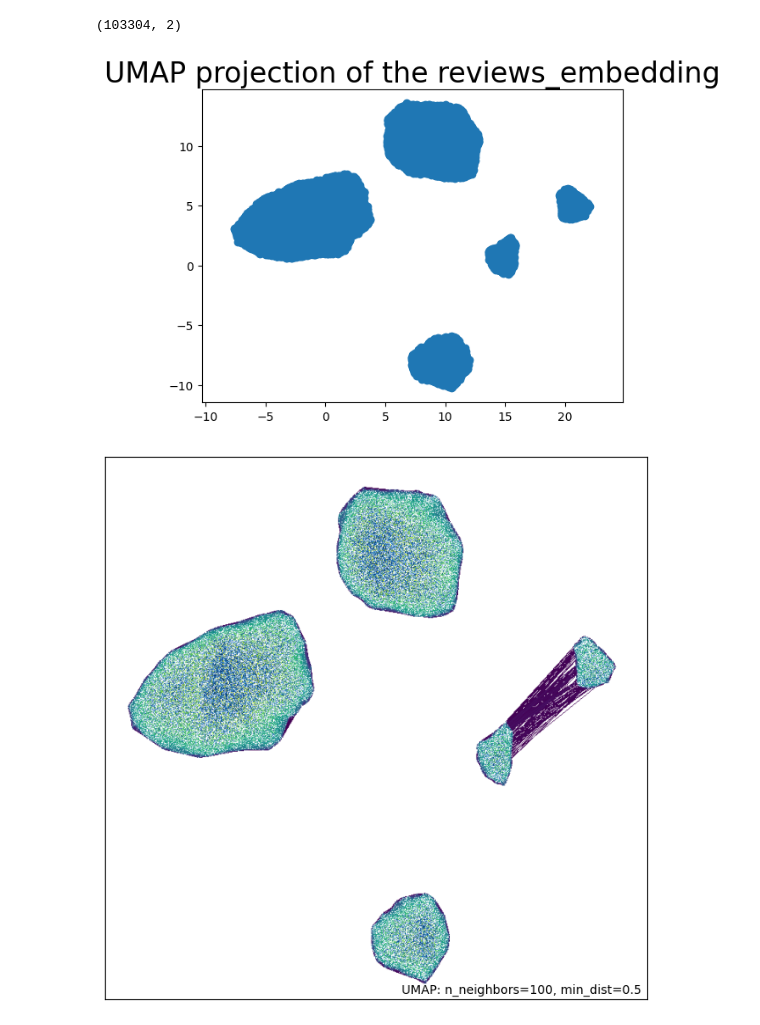
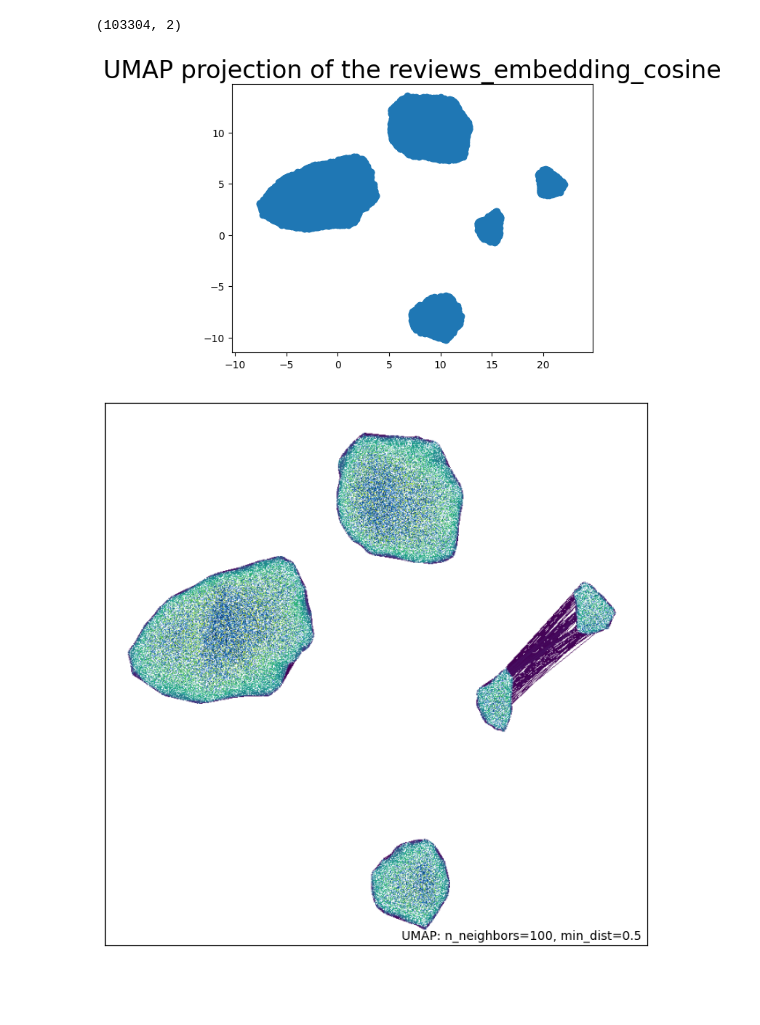
Before and after one commit to pkarthikeya1/Automated-Text-Clustering-and-Keyword-Extraction-for-Customer-Review-Insights, a Jupyter notebook: notebooks/03_data_transformation.ipynb, the cells around one changed output. Drawn from its saved outputs; the diff is of its cells as text; code cells hidden in the pictures; blank space fills up the shorter version.

```diff
--- a/notebooks/03_data_transformation.ipynb
+++ b/notebooks/03_data_transformation.ipynb
@@ -233,6 +233,11 @@ class DataTransformation(TransformerMixin, BaseEstimator):
             jl.dump(preprocessing_obj, self.data_transformation_config.preprocessor_obj_file)
             logger.info(f"Saved fitted preprocessor to {self.data_transformation_config.preprocessor_obj_file}")
 
+
+
+            input_feature_arr.tofile('artifacts/transformed_train_data.csv')
+            input_test_arr.tofile('artifacts/transformed_test_data.csv')
+
             logger.info(f"Returning the input train feature as an array and test feature as array respectively")
             return input_feature_arr, input_test_arr
         except Exception as e:
@@ -334,22 +339,22 @@ np.random.seed(42)
 # %%
 import umap
 # %%
-reducer = umap.UMAP(n_neighbors = 100, min_dist = 0.5, metric='cosine', random_state=42)
-embedding = reducer.fit_transform(train_data)
-embedding.shape
+reducer_cosine = umap.UMAP(n_neighbors = 100, min_dist = 0.5, metric='cosine', random_state=42)
+embeddings_cosine = reducer_cosine.fit_transform(train_data)
+embeddings_cosine.shape
 # %% [output]
 (103304, 2)
 # %%
 import matplotlib.pyplot as plt
 import seaborn as sns
 
 plt.scatter(
-    embedding[:, 0],
-    embedding[:, 1],
+    embeddings_cosine[:, 0],
+    embeddings_cosine[:, 1],
    )
 plt.gca().set_aspect('equal', 'datalim')
-plt.title('UMAP projection of the reviews_embedding', fontsize=24);
+plt.title('UMAP projection of the reviews_embedding_cosine', fontsize=24);
 # %% [output]
-[figure, old version]
+[figure, new version]
 # %%
 from umap import plot
```
Also changed, not shown: parts of 5 cells of this notebook, 10 other files.
